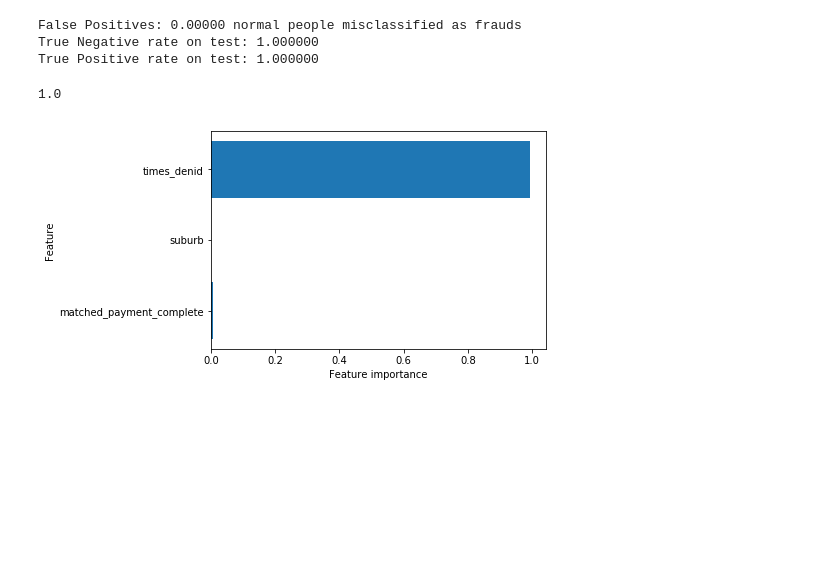
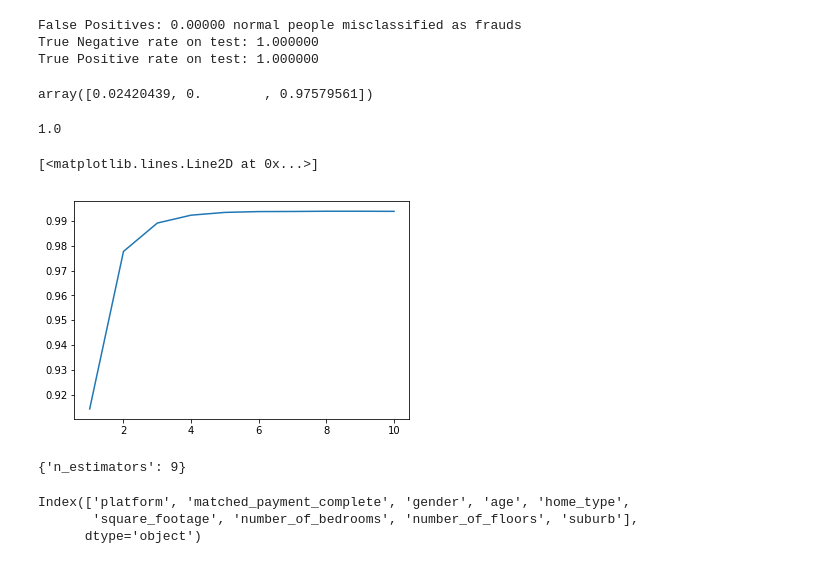
Before and after one commit to jerryUNSW/fraud_detect, a Jupyter notebook: Modeling.ipynb, the cells around one changed output. Drawn from its saved outputs; the diff is of its cells as text; code cells hidden in the pictures; blank space fills up the shorter version.

```diff
--- a/Modeling.ipynb
+++ b/Modeling.ipynb
@@ -176,22 +176,13 @@ print("True Positive rate on test: {:.6f}".format(TPR))
 False Positives: 0.00000 normal people misclassified as frauds
 True Negative rate on test: 1.000000
 True Positive rate on test: 1.000000
+# %%
+clf.feature_importances_
+# %% [output]
+array([0.02420439, 0.        , 0.97579561])
 # %%
 a= len(final[(final.matched_payment_complete==1)&(final.times_denid>0)&(final.label==1)])
 b= len(final[(final.times_denid>0)&(final.matched_payment_complete==1)])
 a/b
 # %% [output]
 1.0
-# %%
-# for now we have only considered incoming information. We haven't taken into considertion the claim history of a customer
-# need to include how many times a person got denied already
-plot_feature_importances_cancer(clf)
-
-# we found out that different generate decision trees, even when their performances are similar, have
-# really different prediction rules, favoring different features
-# to overcome this bias, a natural further step is to generate a lot of trees
-# and take their avg, hence random forest
-
-# random state 99
-# %% [output]
-[figure, removed]
@@ -197,0 +232,29 @@ plot_feature_importances_cancer(clf)
+# %%
+# search for the best number of trees within a random forest
+param_test1 = {
+    'n_estimators':range(1,11)
+}
+
+clf = RandomForestClassifier(random_state=100)
+grid = GridSearchCV(clf, param_test1, cv=5, scoring='roc_auc')
+grid.fit(X_train_,Y_train_)
+
+
+x = range(1,11)
+y = grid.cv_results_['mean_test_score']
+plt.plot(x,y)
+
+# a goof choice would be n_estimator = 6
+# %% [output]
+[<matplotlib.lines.Line2D at 0x...>]
+[figure, added]
+# %%
+grid.best_params_
+# %% [output]
+{'n_estimators': 9}
+# %%
+X_train_.columns
+# %% [output]
+Index(['platform', 'matched_payment_complete', 'gender', 'age', 'home_type',
+       'square_footage', 'number_of_bedrooms', 'number_of_floors', 'suburb'],
+      dtype='object')
```
Also changed, not shown: parts of 10 cells of this notebook, 2 other files.
